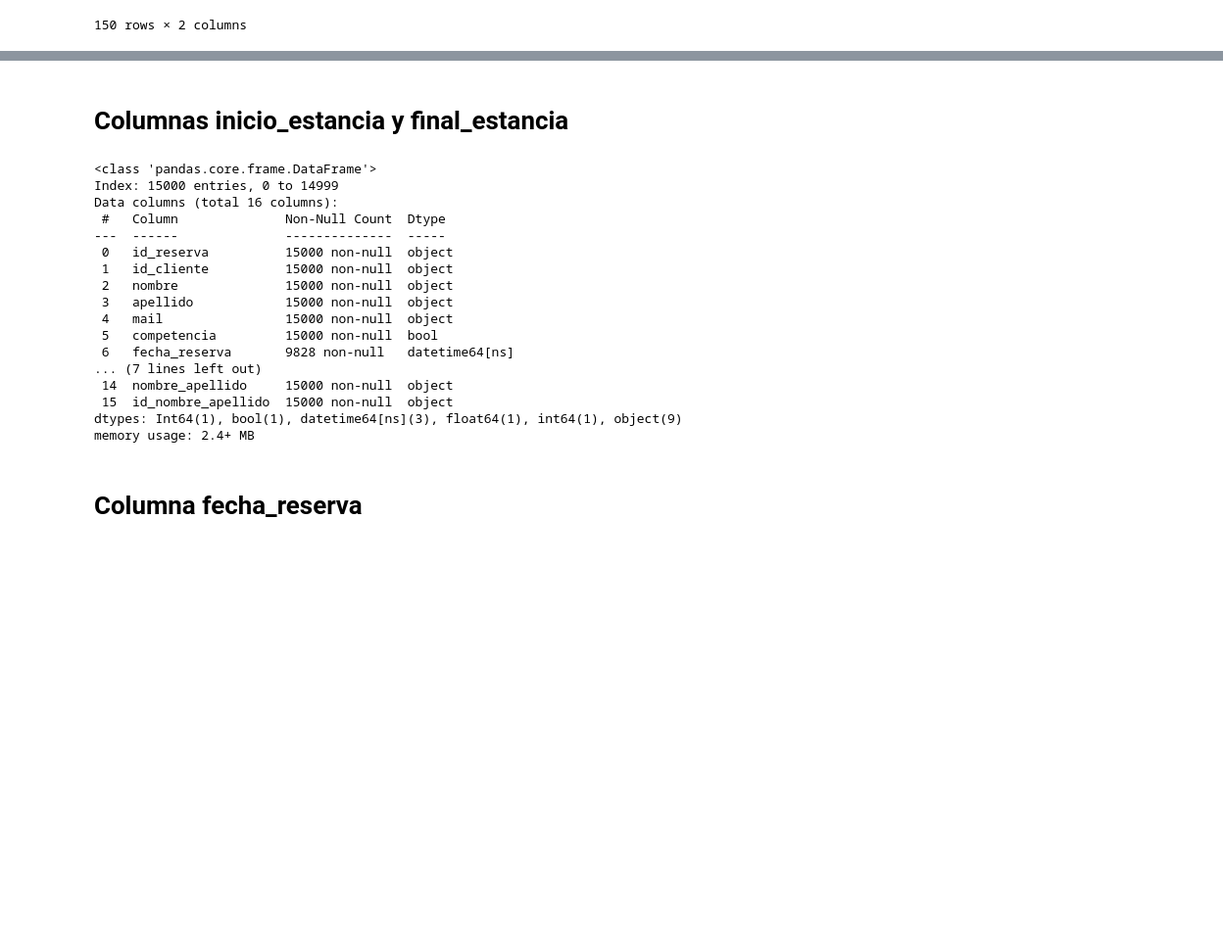
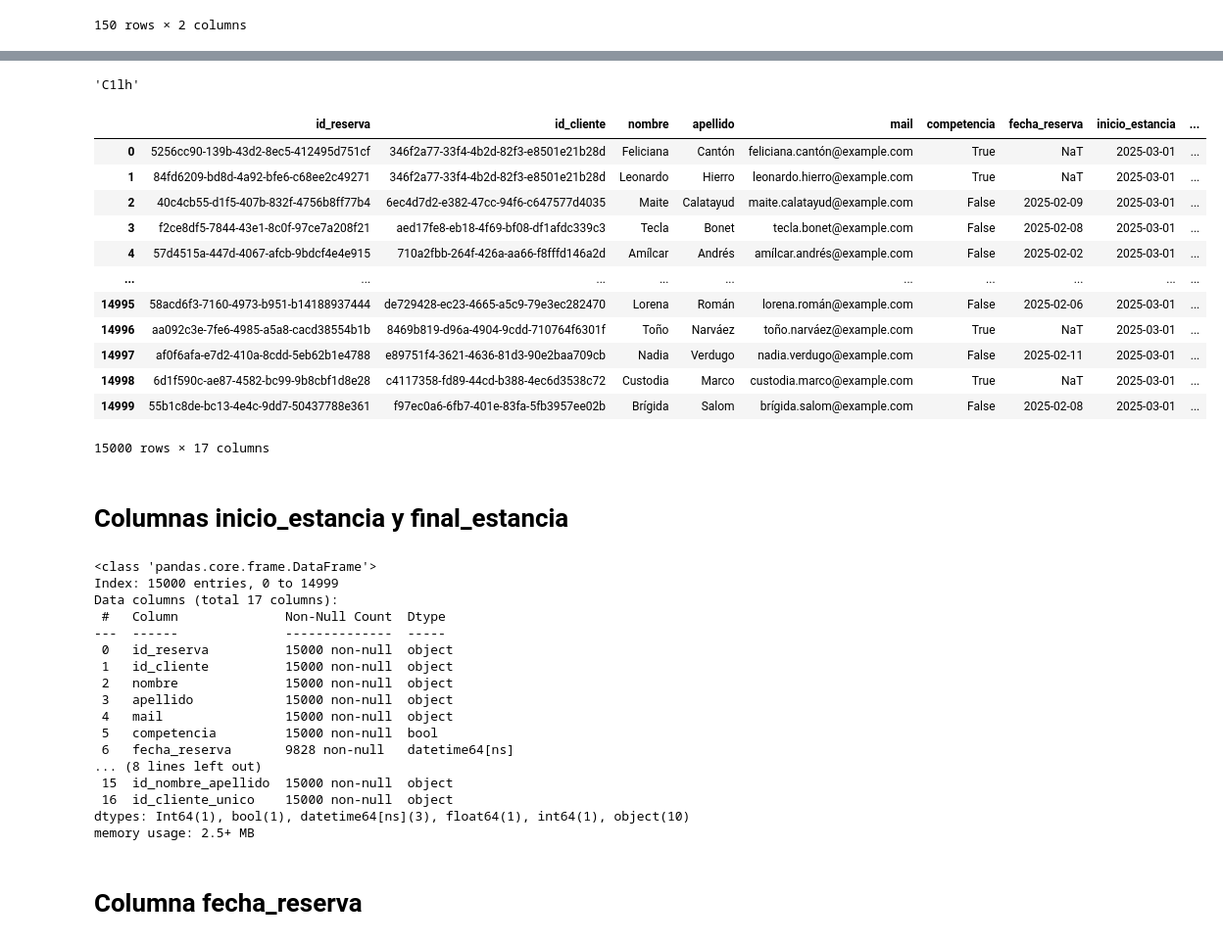
Before and after one commit to VanesaFloresRivera/Proyecto_ETL, a Jupyter notebook: notebooks/limpieza.ipynb, the cells around one changed output, grey strips where cells are left out. Shown at 98% size. Cells and saved outputs as stored; diff of their text form; code cells hidden in the pictures; blank space fills up the shorter version.

```diff
--- a/notebooks/limpieza.ipynb
+++ b/notebooks/limpieza.ipynb
@@ -325,0 +330,9 @@ df_ids_dup
+# %%
+#Hay tanto clientes con ids duplicados como ids asignados a diferentes clientes. Por tanto, creo un id para cada cliente basandome la unión del nombre y apellido que es lo mismo que el correo electronico
+df.nombre_apellido.unique()
+df_clientes_unicos = pd.DataFrame(df.nombre_apellido.unique())
+df_clientes_unicos['id_cliente_unico'] = None
+for indice in df_clientes_unicos.index:
+    df_clientes_unicos.iloc[indice,1] = 'C'+str(indice)+df_clientes_unicos.iloc[indice,0].split('.')[0][0]+df_clientes_unicos.iloc[indice,0].split('.')[1][0]
+df_clientes_unicos=df_clientes_unicos.set_axis(['nombre_apellido', 'id_cliente_unico'], axis=1)
+df_clientes_unicos
@@ -326,3 +353,29 @@ df_ids_dup
+# %%
+df_filtrado = df_clientes_unicos[df_clientes_unicos['nombre_apellido']=='leonardo.hierro']
+df_filtrado.loc[:,'id_cliente_unico'].values[0]
+# %% [output]
+'C1lh'
+# %%
+df['id_cliente_unico'] = None
+for i in df.index:
+    nombre_completo = df['nombre_apellido'][i]
+    id_cliente_unico_1 = df_clientes_unicos[df_clientes_unicos['nombre_apellido']==nombre_completo].id_cliente_unico.values[0]
+    df.loc[i,'id_cliente_unico']=id_cliente_unico_1
+df
+# %% [output]
+|  | id_reserva | id_cliente | nombre | apellido | mail | competencia | fecha_reserva | inicio_estancia | ... |
+| 0 | 5256cc90-139b-43d2-8ec5-412495d751cf | 346f2a77-33f4-4b2d-82f3-e8501e21b28d | Feliciana | Cantón | feliciana.cantón@example.com | True | NaT | 2025-03-01 | ... |
+| 1 | 84fd6209-bd8d-4a92-bfe6-c68ee2c49271 | 346f2a77-33f4-4b2d-82f3-e8501e21b28d | Leonardo | Hierro | leonardo.hierro@example.com | True | NaT | 2025-03-01 | ... |
+| 2 | 40c4cb55-d1f5-407b-832f-4756b8ff77b4 | 6ec4d7d2-e382-47cc-94f6-c647577d4035 | Maite | Calatayud | maite.calatayud@example.com | False | 2025-02-09 | 2025-03-01 | ... |
+| 3 | f2ce8df5-7844-43e1-8c0f-97ce7a208f21 | aed17fe8-eb18-4f69-bf08-df1afdc339c3 | Tecla | Bonet | tecla.bonet@example.com | False | 2025-02-08 | 2025-03-01 | ... |
+| 4 | 57d4515a-447d-4067-afcb-9bdcf4e4e915 | 710a2fbb-264f-426a-aa66-f8fffd146a2d | Amílcar | Andrés | amílcar.andrés@example.com | False | 2025-02-02 | 2025-03-01 | ... |
+| ... | ... | ... | ... | ... | ... | ... | ... | ... | ... |
+| 14995 | 58acd6f3-7160-4973-b951-b14188937444 | de729428-ec23-4665-a5c9-79e3ec282470 | Lorena | Román | lorena.román@example.com | False | 2025-02-06 | 2025-03-01 | ... |
+| 14996 | aa092c3e-7fe6-4985-a5a8-cacd38554b1b | 8469b819-d96a-4904-9cdd-710764f6301f | Toño | Narváez | toño.narváez@example.com | True | NaT | 2025-03-01 | ... |
+| 14997 | af0f6afa-e7d2-410a-8cdd-5eb62b1e4788 | e89751f4-3621-4636-81d3-90e2baa709cb | Nadia | Verdugo | nadia.verdugo@example.com | False | 2025-02-11 | 2025-03-01 | ... |
+| 14998 | 6d1f590c-ae87-4582-bc99-9b8cbf1d8e28 | c4117358-fd89-44cd-b388-4ec6d3538c72 | Custodia | Marco | custodia.marco@example.com | True | NaT | 2025-03-01 | ... |
+| 14999 | 55b1c8de-bc13-4e4c-9dd7-50437788e361 | f97ec0a6-6fb7-401e-83fa-5fb3957ee02b | Brígida | Salom | brígida.salom@example.com | False | 2025-02-08 | 2025-03-01 | ... |
+15000 rows × 17 columns
 # %% [markdown]
 # Columnas inicio_estancia y final_estancia
 # %%
@@ -335,7 +388,7 @@ df.info()
 # %% [output]
 <class 'pandas.core.frame.DataFrame'>
 Index: 15000 entries, 0 to 14999
-Data columns (total 16 columns):
+Data columns (total 17 columns):
  #   Column              Non-Null Count  Dtype
 ---  ------              --------------  -----
  0   id_reserva          15000 non-null  object
@@ -345,11 +398,11 @@ Data columns (total 16 columns):
  4   mail                15000 non-null  object
  5   competencia         15000 non-null  bool
  6   fecha_reserva       9828 non-null   datetime64[ns]
-... (7 lines left out)
- 14  nombre_apellido     15000 non-null  object
+... (8 lines left out)
  15  id_nombre_apellido  15000 non-null  object
-dtypes: Int64(1), bool(1), datetime64[ns](3), float64(1), int64(1), object(9)
-memory usage: 2.4+ MB
+ 16  id_cliente_unico    15000 non-null  object
+dtypes: Int64(1), bool(1), datetime64[ns](3), float64(1), int64(1), object(10)
+memory usage: 2.5+ MB
 # %% [markdown]
 # Columna fecha_reserva
 # %%
```
Also changed, not shown: parts of 28 cells of this notebook, 16 other files.
